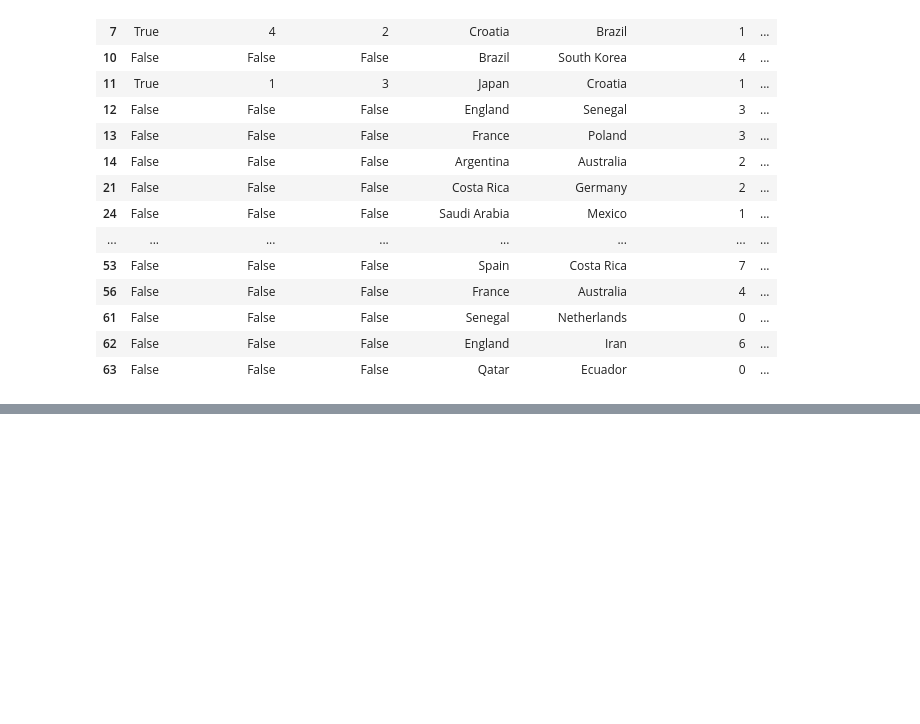
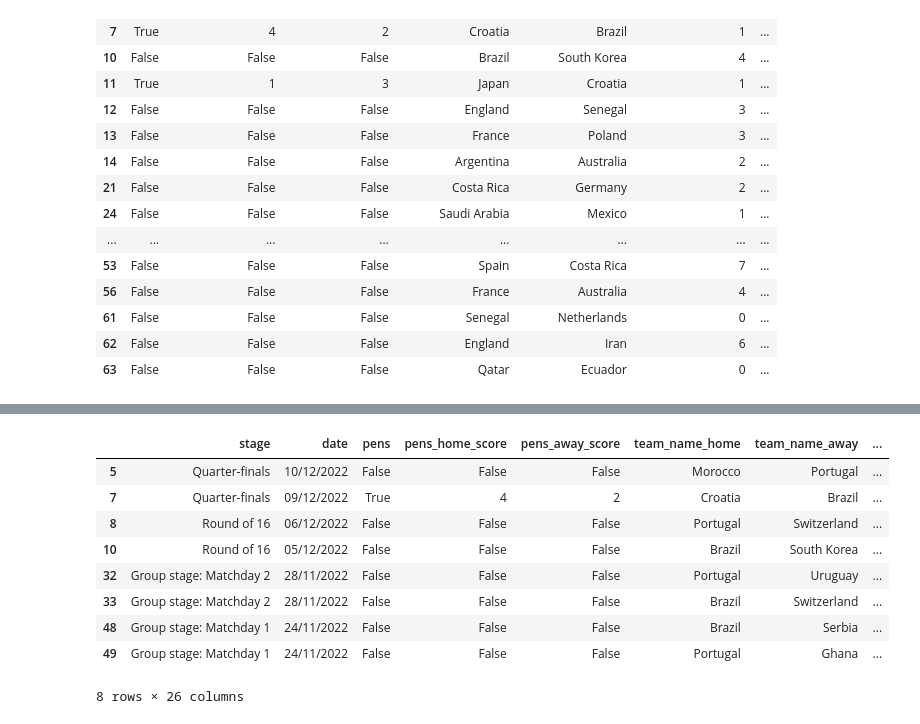
Before and after one commit to caiocmb7/projetos, a Jupyter notebook: ML&AI/world cup 2022/worldcup_eda.ipynb, the cells around one changed output, grey strips where cells are left out. Cells and saved outputs as stored; diff of their text form; code cells hidden in the pictures; blank space fills up the shorter version.

```diff
--- a/ML&AI/world cup 2022/worldcup_eda.ipynb
+++ b/ML&AI/world cup 2022/worldcup_eda.ipynb
@@ -471,0 +574,7 @@ df_ball_possession[df_ball_possession.ball_possession_analysis == "Y"]
+# %%
+top_players = (
+    lineup_count[lineup_count.counts > 2]
+    .sort_values(by="win_percentage", ascending=False)
+    .head(10)
+)
+top_players
@@ -471,0 +593,20 @@ df_ball_possession[df_ball_possession.ball_possession_analysis == "Y"]
+# %%
+top_players_stats = df[
+    df.apply(
+        lambda x: any(i in x["player_names_home"] for i in top_players["player"])
+        or any(i in x["player_names_away"] for i in top_players["player"]),
+        axis=1,
+    )
+]
+top_players_stats
+# %% [output]
+|  | stage | date | pens | pens_home_score | pens_away_score | team_name_home | team_name_away | ... |
+| 5 | Quarter-finals | 10/12/2022 | False | False | False | Morocco | Portugal | ... |
+| 7 | Quarter-finals | 09/12/2022 | True | 4 | 2 | Croatia | Brazil | ... |
+| 8 | Round of 16 | 06/12/2022 | False | False | False | Portugal | Switzerland | ... |
+| 10 | Round of 16 | 05/12/2022 | False | False | False | Brazil | South Korea | ... |
+| 32 | Group stage: Matchday 2 | 28/11/2022 | False | False | False | Portugal | Uruguay | ... |
+| 33 | Group stage: Matchday 2 | 28/11/2022 | False | False | False | Brazil | Switzerland | ... |
+| 48 | Group stage: Matchday 1 | 24/11/2022 | False | False | False | Brazil | Serbia | ... |
+| 49 | Group stage: Matchday 1 | 24/11/2022 | False | False | False | Portugal | Ghana | ... |
+8 rows × 26 columns
```
Also changed, not shown: parts of 21 cells of this notebook.
